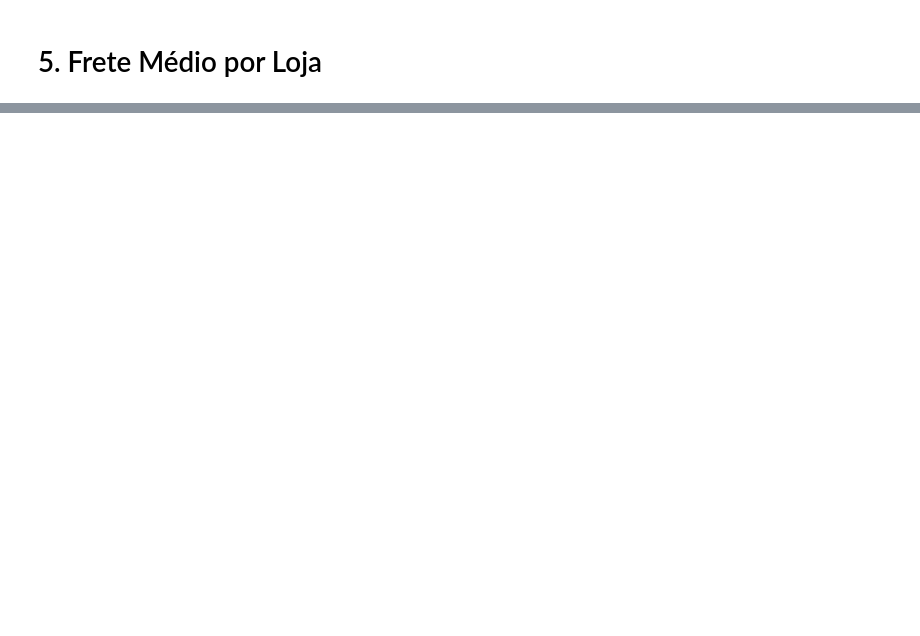
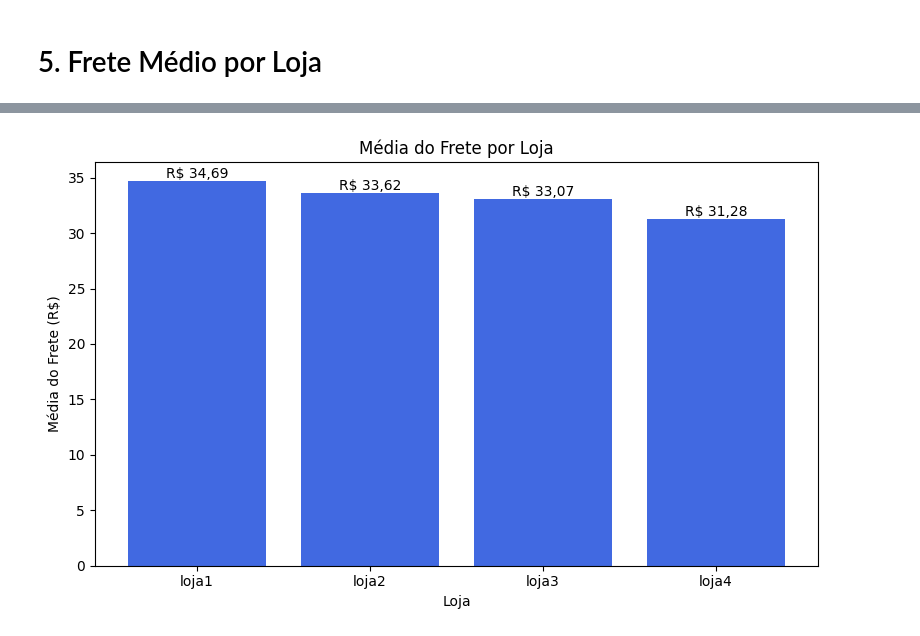
Before and after one commit to coliveira1977/alura_store, a Jupyter notebook: AluraStoreBr.ipynb, the cells around one changed output, grey strips where cells are left out. Cells and saved outputs as stored; diff of their text form; code cells hidden in the pictures; blank space fills up the shorter version.

Commit message:
Frete

```diff
--- a/AluraStoreBr.ipynb
+++ b/AluraStoreBr.ipynb
@@ -171,2 +246,13 @@ plt.show()
 # %% [markdown]
 # 5. Frete Médio por Loja
+# %%
+# Calcula a média do frete para cada loja (com list comprehension)
+medias_frete = [pd.read_csv(arq)['Frete'].mean() for arq in arquivos]
+
+# Exibe as médias formatadas
+print(f"{'Loja':<8} | {'Média do Frete':>18}")
+print("-" * 30)
+[
+    print(f"{loja:<8} | R$ {media:15,.2f}".replace(',', 'X').replace('.', ',').replace('X', '.'))
+    for loja, media in zip(nomes_lojas, medias_frete)
+]
@@ -172,0 +267,24 @@ plt.show()
+# %%
+# Gráfico de barras com anotações
+plt.figure(figsize=(8, 5))
+bars = plt.bar(nomes_lojas, medias_frete, color='royalblue')
+plt.title('Média do Frete por Loja')
+plt.xlabel('Loja')
+plt.ylabel('Média do Frete (R$)')
+plt.tight_layout()
+
+[
+    plt.text(
+        bar.get_x() + bar.get_width() / 2,
+        bar.get_height(),
+        f'R$ {valor:,.2f}'.replace(',', 'X').replace('.', ',').replace('X', '.'),
+        ha='center',
+        va='bottom',
+        fontsize=10
+    )
+    for bar, valor in zip(bars, medias_frete)
+]
+
+plt.show()
+# %% [output]
+[figure, added]
```
Also changed, not shown: parts of 3 cells of this notebook, 1 other file.
